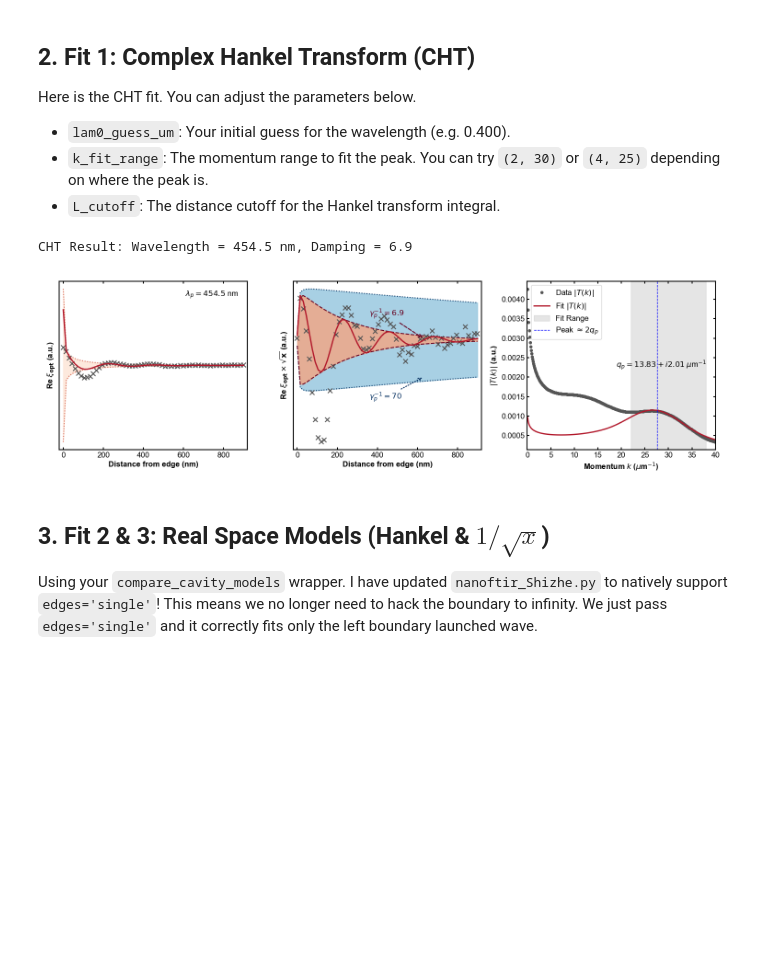
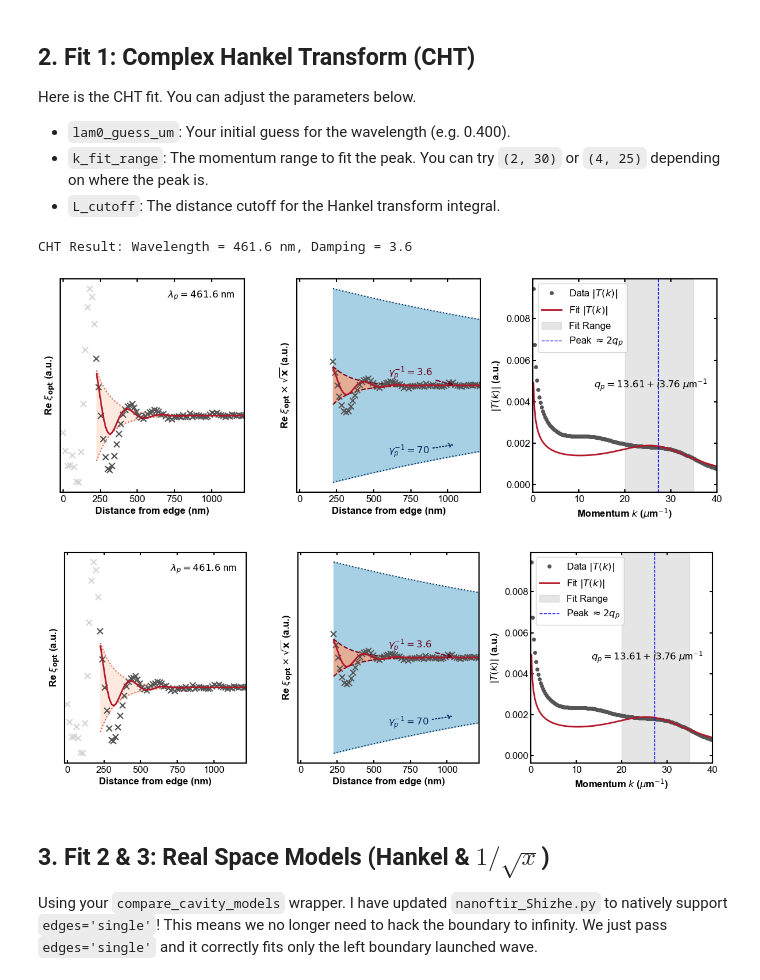
Before and after one commit to shizhe220/GMG-sSNOM-Analysis, a Jupyter notebook: fitting_pipeline.ipynb, the cells around one changed output. Cells and saved outputs as stored; diff of their text form; code cells hidden in the pictures; blank space fills up the shorter version.

```diff
--- a/fitting_pipeline.ipynb
+++ b/fitting_pipeline.ipynb
@@ -58,7 +58,7 @@ def get_wn(p):
     match = re.search(r'(\d+)cm-1', p)
     return int(match.group(1)) if match else 0
 
-file_paths = sorted(file_paths, key=get_wn)
+file_paths = sorted(file_paths, key=get_wn, reverse=True)
 wn_list = [f"{get_wn(p)}cm-1" for p in file_paths]
 
 # Load raw data and apply custom Z correction
@@ -93,7 +93,8 @@ axs[2].set_title('Z_nm (Levelled)')
 for ax in axs:
     ax.set_xlabel('Raw Distance (μm)')
     ax.set_yticks([]) # Clean waterfall look
-    ax.axvline(0.35, color='gray', linestyle='--', alpha=0.5)
+    ax.axvline(0.055, color='gray', linestyle='--', alpha=0.5)
+    ax.set_xlim(0,0.8)
 
 plt.tight_layout()
 
@@ -148,7 +172,7 @@ print("Saved to figures/waterfall_aligned.png")
 # %%
 # === Select Target Wavenumber for Downstream Fitting ===
 target_wn = '860cm-1'
-L_cutoff = 0.9
+L_cutoff = 1.5
 
 df_target = aligned_data_dict[target_wn]
 x_mat = df_target['distance_um'].values
@@ -180,16 +206,22 @@ Here is the CHT fit. You can adjust the parameters below.
 - `L_cutoff`: The distance cutoff for the Hankel transform integral.
 # %%
 # === Tunable Parameters for CHT ===
-lam0_guess_um = 0.400
-L_cutoff = 0.9
-k_fit_range = (22, 38)
+x_start_cht = 0.22   # 🌟 Change this to >0 (e.g. 0.05) if you really want to cut the left edge!
+lam0_guess_um = 0.360
+L_cutoff = 1.2     # Your global cutoff
+k_fit_range = (20, 35) # CHT k-space fit window
 # ==================================
 
+# Apply the optional left boundary cut
+mask_cht = x_f >= x_start_cht
+x_f_cht = x_f[mask_cht]
+sig_f_cht = sig_f[mask_cht]
+
 q_re_guess = 2 * np.pi / lam0_guess_um
-p0_guess = [np.nanmax(np.abs(sig_f)), q_re_guess, 0.5, 0.0]
+p0_guess = [np.nanmax(np.abs(sig_f_cht)), q_re_guess, 0.5, 0.0]
 
 fit_params_cht, k_arr, T_data, T_mod, mod_sig_cplx = nanoftir.fit_cht_peaks(
-    x_f, sig_f, L=L_cutoff, k_fit_range=k_fit_range, p0=p0_guess, k_plot_range=(0.1, 40)
+    x_f_cht, sig_f_cht, L=L_cutoff, k_fit_range=k_fit_range, p0=p0_guess, k_plot_range=(0.1, 100)
 )
 
 A_fit, q_re_fit, q_im_fit, phase_fit = fit_params_cht
@@ -203,13 +235,14 @@ print(f"CHT Result: Wavelength = {lam_cht:.1f} nm, Damping = {damping_cht:.1f}")
 mod_sig_fit = np.real(mod_sig_cplx)
 
 # Envelope calculation
-x_safe = np.maximum(x_f, 1e-5)
+x_safe = np.maximum(x_f_cht, 1e-5)
+import scipy.special as sp
 envelope = A_fit * np.abs(sp.hankel1(0, 2 * q_p * x_safe))
 
 # ==========================================
 # 📊 Plotting in Paper Style + k-space
 # ==========================================
-fig, axes = plt.subplots(1, 3, figsize=(15, 4.5), dpi=100)
+fig, axes = plt.subplots(1, 3, figsize=(12, 4.5), dpi=100)
 
 c_data = '#555555'
 c_fit = '#b2182b'
@@ -219,11 +252,12 @@ c_env_b_red = '#f4a582'
 
 # Panel (a)
 ax = axes[0]
-x_nm = x_f * 1000
+x_nm = x_f_cht * 1000 # Use the sliced x array for plotting
 ax.fill_between(x_nm, envelope, -envelope, color=c_env_a, alpha=0.6)
 ax.plot(x_nm, envelope, color='#d6604d', linestyle=':', lw=1.5)
 ax.plot(x_nm, -envelope, color='#d6604d', linestyle=':', lw=1.5)
-ax.plot(x_nm, sig_f, marker='x', markersize=7, markeredgewidth=1.5, linestyle='None', color=c_data, label='Data')
+ax.plot(x_f * 1000, sig_f, marker='x', markersize=7, markeredgewidth=1.5, linestyle='None', color='lightgray', label='Discarded Data')
+ax.plot(x_nm, sig_f_cht, marker='x', markersize=7, markeredgewidth=1.5, linestyle='None', color=c_data, label='Fitted Data')
 ax.plot(x_nm, mod_sig_fit, color=c_fit, lw=2, label='Fit')
 ax.set_xlabel('Distance from edge (nm)', fontweight='bold')
 ax.set_ylabel(r'Re $\xi_{\mathbf{opt}}$ (a.u.)', fontweight='bold')
@@ -235,7 +269,7 @@ ax.text(0.95, 0.95, txt_a, transform=ax.transAxes, fontsize=12, va='top', ha='ri
 # Panel (b)
 ax = axes[1]
 sqrt_x = np.sqrt(x_safe)
-sig_fit_sqrt = sig_f * sqrt_x
+sig_fit_sqrt = sig_f_cht * sqrt_x
 mod_sig_fit_sqrt = mod_sig_fit * sqrt_x
 envelope_sqrt = envelope * sqrt_x
 
@@ -262,36 +296,37 @@ max_env = np.max(envelope_sqrt)
 ax.annotate(rf"$\gamma_p^{{-1}} = {damping_cht:.1f}$",
             xy=(x_nm[-1]*0.7, envelope_sqrt[-1]*1.0),
             xytext=(x_nm[-1]*0.4, envelope_sqrt[-1]*1.0 + 0.5 * max_env),
             color='#67001f', fontsize=12, fontweight='bold',
             arrowprops=dict(arrowstyle="->", color='#67001f', lw=1.5, linestyle='--'))
 
 ax.annotate(rf"$\gamma_p^{{-1}} = 70$",
             xy=(x_nm[-1]*0.7, -envelope_sqrt_ideal[-1]*1.0),
             xytext=(x_nm[-1]*0.4, -envelope_sqrt_ideal[-1]*1.0 - 0.5 * max_env),
             color='#053061', fontsize=12, fontweight='bold',
             arrowprops=dict(arrowstyle="->", color='#053061', lw=1.5, linestyle=':'))
 
 # Panel (c): k-space
 ax = axes[2]
 ax.plot(k_arr, np.abs(T_data), 'o', color=c_data, markersize=4, label='Data $|T(k)|$')
 ax.plot(k_arr, np.abs(T_mod), '-', color=c_fit, lw=2, label='Fit $|T(k)|$')
 ax.axvspan(k_fit_range[0], k_fit_range[1], color='gray', alpha=0.2, label='Fit Range')
 
-# Peak position in k-space is approx 2 * Re(q_p)
 k_peak = 2 * q_re_fit
 ax.axvline(k_peak, color='blue', linestyle='--', lw=1, label=rf'Peak $\approx 2q_p$')
 
 ax.set_xlabel(r'Momentum $k$ ($\mu$m$^{-1}$)', fontweight='bold')
 ax.set_ylabel(r'$|T(k)|$ (a.u.)', fontweight='bold')
 ax.set_xlim(0, 40)
 ax.legend()
 txt_c = rf"$q_p = {q_re_fit:.2f} + i{q_im_fit:.2f}$ $\mu$m$^{{-1}}$"
 ax.text(0.95, 0.5, txt_c, transform=ax.transAxes, fontsize=12, va='center', ha='right')
 
 plt.tight_layout()
+fig
 # %% [output]
-CHT Result: Wavelength = 454.5 nm, Damping = 6.9
+CHT Result: Wavelength = 461.6 nm, Damping = 3.6
-[figure, old version]
+[figure, new version]
+[figure, added]
 # %% [markdown]
 ## 3. Fit 2 & 3: Real Space Models (Hankel & $1/\sqrt{x}$)
 Using your `compare_cavity_models` wrapper. I have updated `nanoftir_Shizhe.py` to natively support `edges='single'`!
```
Also changed, not shown: parts of 5 cells of this notebook, 7 other files.
